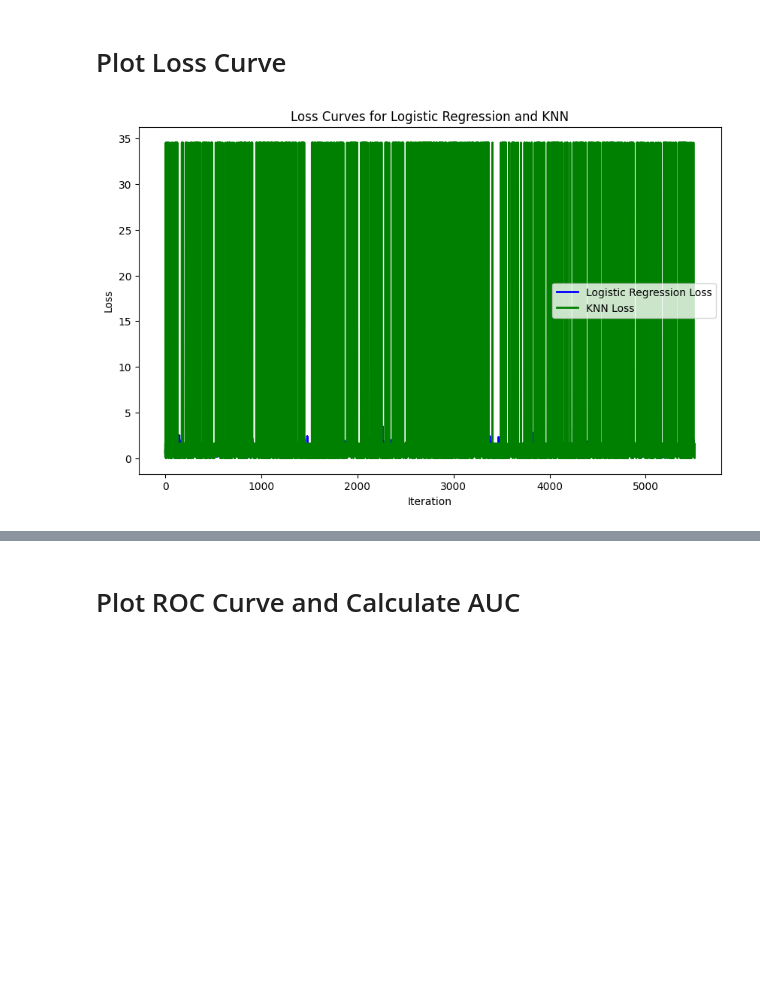
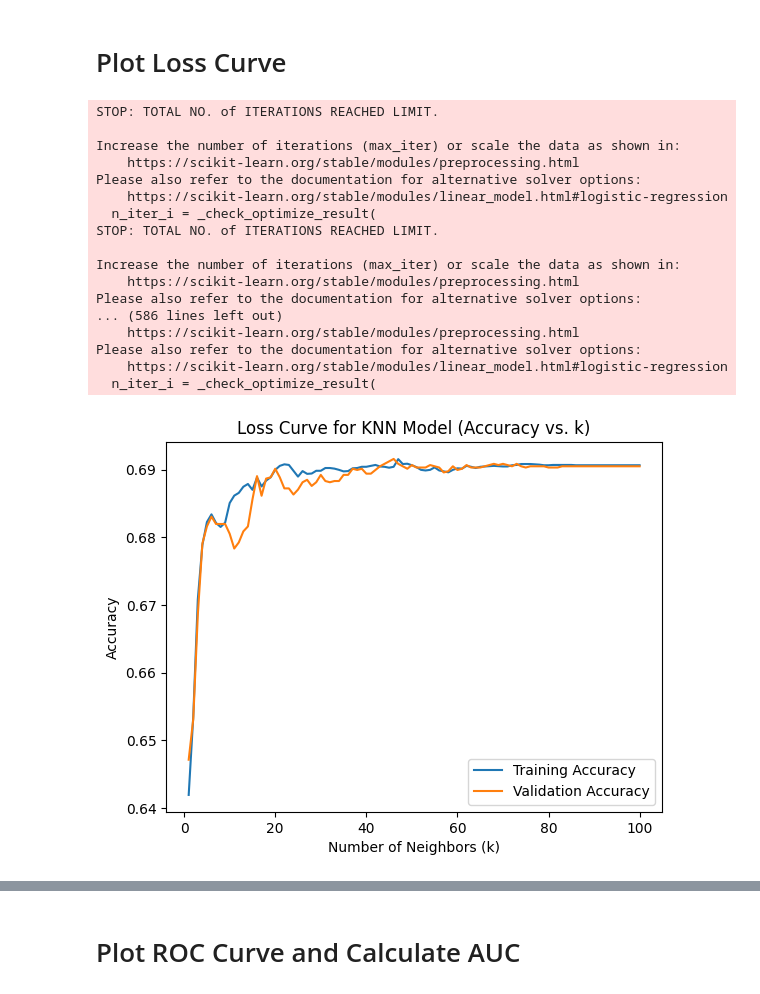
Before and after one commit to yousef-RXy/machine-learning, a Jupyter notebook: Image dataset.ipynb, the cells around one changed output, grey strips where cells are left out. Cells and saved outputs as stored; diff of their text form; code cells hidden in the pictures; blank space fills up the shorter version.

Commit message:
loss curve

```diff
--- a/Image dataset.ipynb
+++ b/Image dataset.ipynb
@@ -66,7 +66,7 @@ X_train, X_test, y_train, y_test = train_test_split(X, y, test_size=0.2, random_
 X_train = scaler.fit_transform(X_train)
 X_test = scaler.transform(X_test)
 # %%
-log_pca = PCA(n_components=70, random_state=0)
+log_pca = PCA(n_components=200, random_state=0)
 log_X_train = log_pca.fit_transform(X_train)
 log_X_test = log_pca.transform(X_test)
 # %%
@@ -76,15 +76,10 @@ knn_X_test = knn_pca.transform(X_test)
 # %% [markdown]
 # Logistic Regression
 # %%
-for i in range(1,11,1):
-  log_pca = PCA(n_components=i*100, random_state=0)
-  log_X_train = log_pca.fit_transform(X_train)
-  log_X_test = log_pca.transform(X_test)
 
-  log_model = LogisticRegression(max_iter=500)
-  log_model.fit(log_X_train, y_train)
+log_model = LogisticRegression()
+log_model.fit(log_X_train, y_train)
 
-  y_log_pred = log_model.predict(log_X_test)
-  # print("Accuracy:", accuracy_score(y_test, y_log_pred))
-  print("Recall For Logistic Regression",recall_score(y_test,y_log_pred))
+y_log_pred = log_model.predict(log_X_test)
+print("Accuracy:", accuracy_score(y_test, y_log_pred))
 # %% [output]
@@ -155,32 +150,54 @@ plt.show()
 # %% [markdown]
 # Plot Loss Curve
 # %%
+# Range of values for k (number of neighbors)
+max_iter = range(1, 101)
 
-epsilon = 1e-15  # Small value to prevent log(0)
+# Initialize lists to store accuracy results
+log_train_accuracies = []
+log_val_accuracies = []
 
-# Logistic Regression Loss Curve
-loss_curve_logistic = []
-for i, prob in enumerate(log_model.predict_proba(log_X_test)):
-    prob = np.clip(prob, epsilon, 1 - epsilon)  # Clip probabilities to avoid log(0)
-    loss = -np.mean(y_train[i] * np.log(prob[1]) + (1 - y_train[i]) * np.log(1 - prob[1]))
-    loss_curve_logistic.append(loss)
+# Loop over different values of k
+for i in max_iter:
+    log_model_loss = LogisticRegression(max_iter=i)
+    log_model_loss.fit(log_X_train, y_train)
 
-# KNN Loss Curve
-loss_curve_knn = []
-for i, prob in enumerate(knn_model.predict_proba(knn_X_test)):
-    prob = np.clip(prob, epsilon, 1 - epsilon)  # Clip probabilities to avoid log(0)
-    loss = -np.mean(y_train[i] * np.log(prob[1]) + (1 - y_train[i]) * np.log(1 - prob[1]))
-    loss_curve_knn.append(loss)
+    # Predict and calculate accuracy on training and validation sets
+    train_pred = log_model_loss.predict(log_X_train)
+    val_pred = log_model_loss.predict(log_X_test)
 
-# Plotting both loss curves
-plt.figure(figsize=(10, 6))
-plt.plot(range(len(loss_curve_logistic)), loss_curve_logistic, color='blue', lw=2, label='Logistic Regression Loss')
-plt.plot(range(len(loss_curve_knn)), loss_curve_knn, color='green', lw=2, label='KNN Loss')
+    # Calculate accuracies
+    train_accuracy = accuracy_score(y_train, train_pred)
+    val_accuracy = accuracy_score(y_test, val_pred)
 
-plt.xlabel('Iteration')
-plt.ylabel('Loss')
-plt.title('Loss Curves for Logistic Regression and KNN')
+    # Store the accuracies
+    log_train_accuracies.append(train_accuracy)
+    log_val_accuracies.append(val_accuracy)
+
+# Plot the loss curve (accuracy vs. k values)
+plt.plot(max_iter, log_train_accuracies, label='Training Accuracy')
+plt.plot(max_iter, log_val_accuracies, label='Validation Accuracy')
+plt.xlabel('Number of Neighbors (k)')
+plt.ylabel('Accuracy')
+plt.title('Loss Curve for KNN Model (Accuracy vs. k)')
 plt.legend()
 plt.show()
 # %% [output]
+STOP: TOTAL NO. of ITERATIONS REACHED LIMIT.
+
+Increase the number of iterations (max_iter) or scale the data as shown in:
+    https://scikit-learn.org/stable/modules/preprocessing.html
+Please also refer to the documentation for alternative solver options:
+    https://scikit-learn.org/stable/modules/linear_model.html#logistic-regression
+  n_iter_i = _check_optimize_result(
+STOP: TOTAL NO. of ITERATIONS REACHED LIMIT.
+
+Increase the number of iterations (max_iter) or scale the data as shown in:
+    https://scikit-learn.org/stable/modules/preprocessing.html
+Please also refer to the documentation for alternative solver options:
+... (586 lines left out)
+    https://scikit-learn.org/stable/modules/preprocessing.html
+Please also refer to the documentation for alternative solver options:
+    https://scikit-learn.org/stable/modules/linear_model.html#logistic-regression
+  n_iter_i = _check_optimize_result(
-[figure, old version]
+[figure, new version]
```
Also changed, not shown: parts of 13 cells of this notebook.
